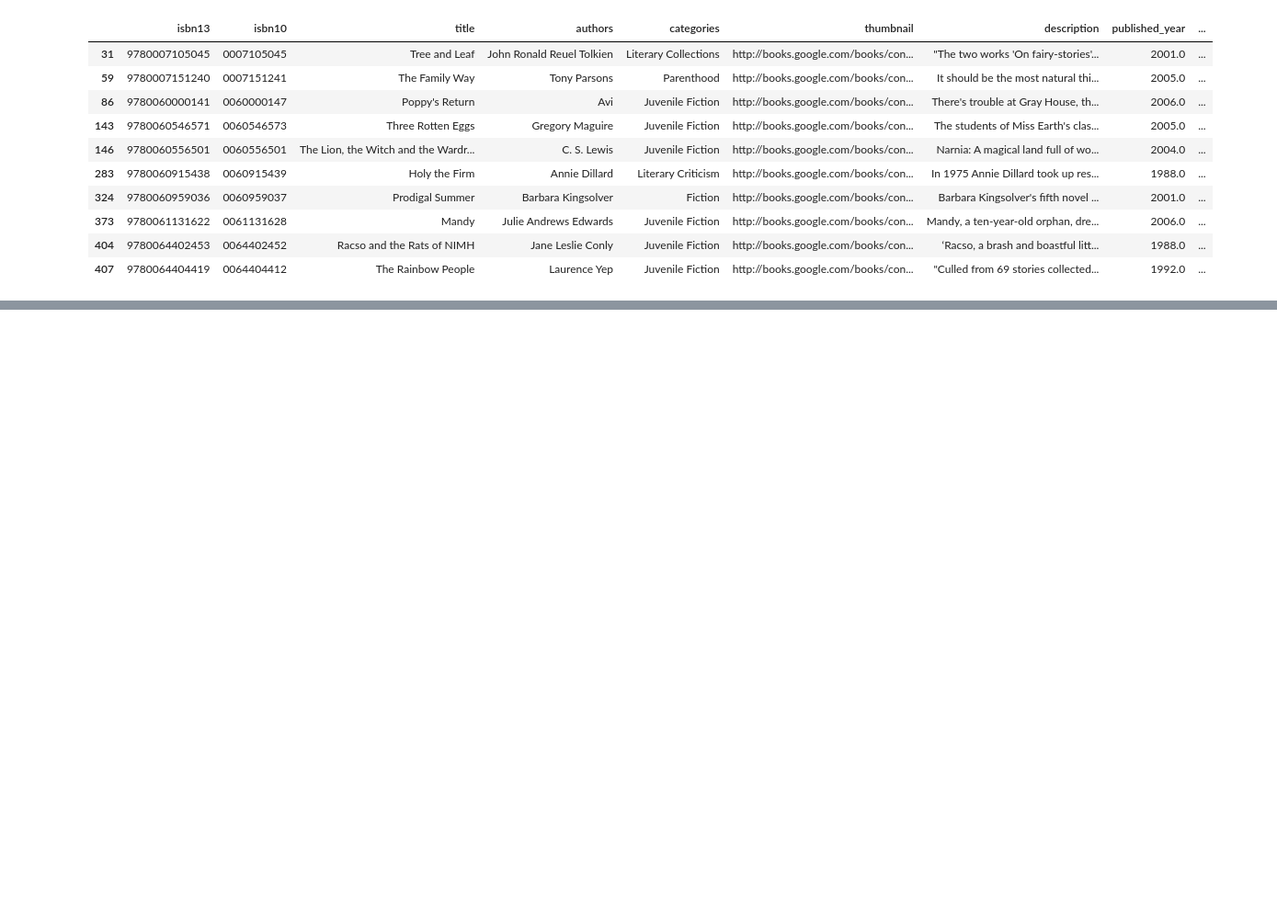
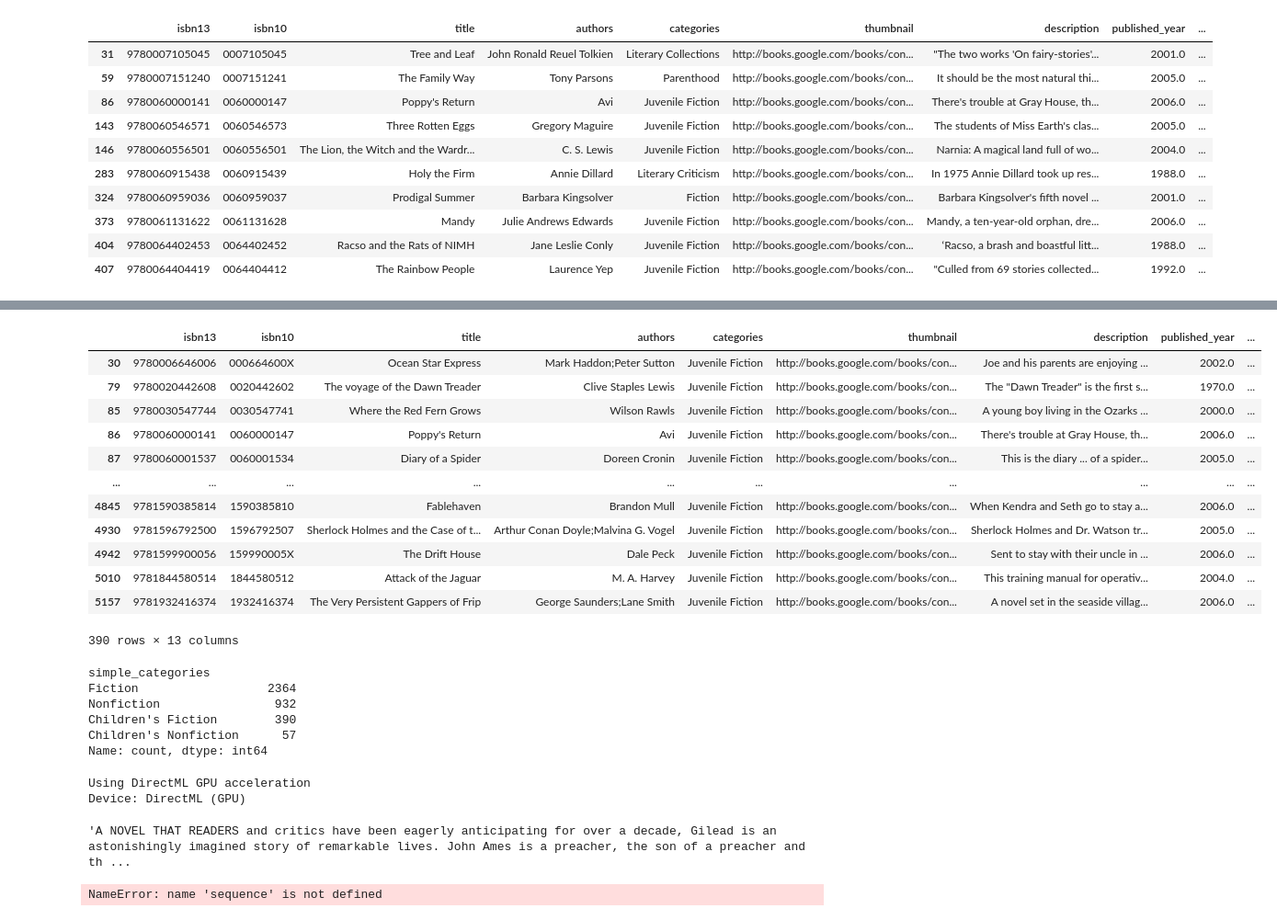
Before and after one commit to CH-RAFAY/Semantic-Book-Recommender, a Jupyter notebook: data-exploration.ipynb, the cells around one changed output, grey strips where cells are left out. Shown at 92% size. Saved outputs shown, nothing was run; the diff lists cells and outputs as text; code cells hidden in the pictures; blank space fills up the shorter version.

Commit message:
Zero Shot

```diff
--- a/data-exploration.ipynb
+++ b/data-exploration.ipynb
@@ -252,0 +286,16 @@ retrieve_semantic_recommendations("A book to teach children about nature")
+# %%
+books[books["categories"] == "Juvenile Fiction"]
+# %% [output]
+|  | isbn13 | isbn10 | title | authors | categories | thumbnail | description | published_year | ... |
+| 30 | 9780006646006 | 000664600X | Ocean Star Express | Mark Haddon;Peter Sutton | Juvenile Fiction | http://books.google.com/books/con... | Joe and his parents are enjoying ... | 2002.0 | ... |
+| 79 | 9780020442608 | 0020442602 | The voyage of the Dawn Treader | Clive Staples Lewis | Juvenile Fiction | http://books.google.com/books/con... | The "Dawn Treader" is the first s... | 1970.0 | ... |
+| 85 | 9780030547744 | 0030547741 | Where the Red Fern Grows | Wilson Rawls | Juvenile Fiction | http://books.google.com/books/con... | A young boy living in the Ozarks ... | 2000.0 | ... |
+| 86 | 9780060000141 | 0060000147 | Poppy's Return | Avi | Juvenile Fiction | http://books.google.com/books/con... | There's trouble at Gray House, th... | 2006.0 | ... |
+| 87 | 9780060001537 | 0060001534 | Diary of a Spider | Doreen Cronin | Juvenile Fiction | http://books.google.com/books/con... | This is the diary ... of a spider... | 2005.0 | ... |
+| ... | ... | ... | ... | ... | ... | ... | ... | ... | ... |
+| 4845 | 9781590385814 | 1590385810 | Fablehaven | Brandon Mull | Juvenile Fiction | http://books.google.com/books/con... | When Kendra and Seth go to stay a... | 2006.0 | ... |
+| 4930 | 9781596792500 | 1596792507 | Sherlock Holmes and the Case of t... | Arthur Conan Doyle;Malvina G. Vogel | Juvenile Fiction | http://books.google.com/books/con... | Sherlock Holmes and Dr. Watson tr... | 2005.0 | ... |
+| 4942 | 9781599900056 | 159990005X | The Drift House | Dale Peck | Juvenile Fiction | http://books.google.com/books/con... | Sent to stay with their uncle in ... | 2006.0 | ... |
+| 5010 | 9781844580514 | 1844580512 | Attack of the Jaguar | M. A. Harvey | Juvenile Fiction | http://books.google.com/books/con... | This training manual for operativ... | 2004.0 | ... |
+| 5157 | 9781932416374 | 1932416374 | The Very Persistent Gappers of Frip | George Saunders;Lane Smith | Juvenile Fiction | http://books.google.com/books/con... | A novel set in the seaside villag... | 2006.0 | ... |
+390 rows × 13 columns
@@ -252,0 +317,26 @@ retrieve_semantic_recommendations("A book to teach children about nature")
+# %%
+books["simple_categories"].value_counts()
+# %% [output]
+simple_categories
+Fiction                  2364
+Nonfiction                932
+Children's Fiction        390
+Children's Nonfiction      57
+Name: count, dtype: int64
+# %%
+from gpu_zero_shot import build_zero_shot_pipeline
+
+fiction_categories = ["Fiction", "Nonfiction"]
+pipe, device_type = build_zero_shot_pipeline()
+# %% [output]
+Using DirectML GPU acceleration
+Device: DirectML (GPU)
+# %%
+sequence = books.loc[books["simple_categories"] == "Fiction", "description"].reset_index(drop=True).iloc[0]
+sequence
+# %% [output]
+'A NOVEL THAT READERS and critics have been eagerly anticipating for over a decade, Gilead is an astonishingly imagined story of remarkable lives. John Ames is a preacher, the son of a preacher and th ...
+# %%
+pipe(sequence, fiction_categories)
+# %% [output]
+NameError: name 'sequence' is not defined
```
Also changed, not shown: parts of 5 cells of this notebook, 1 other file.
